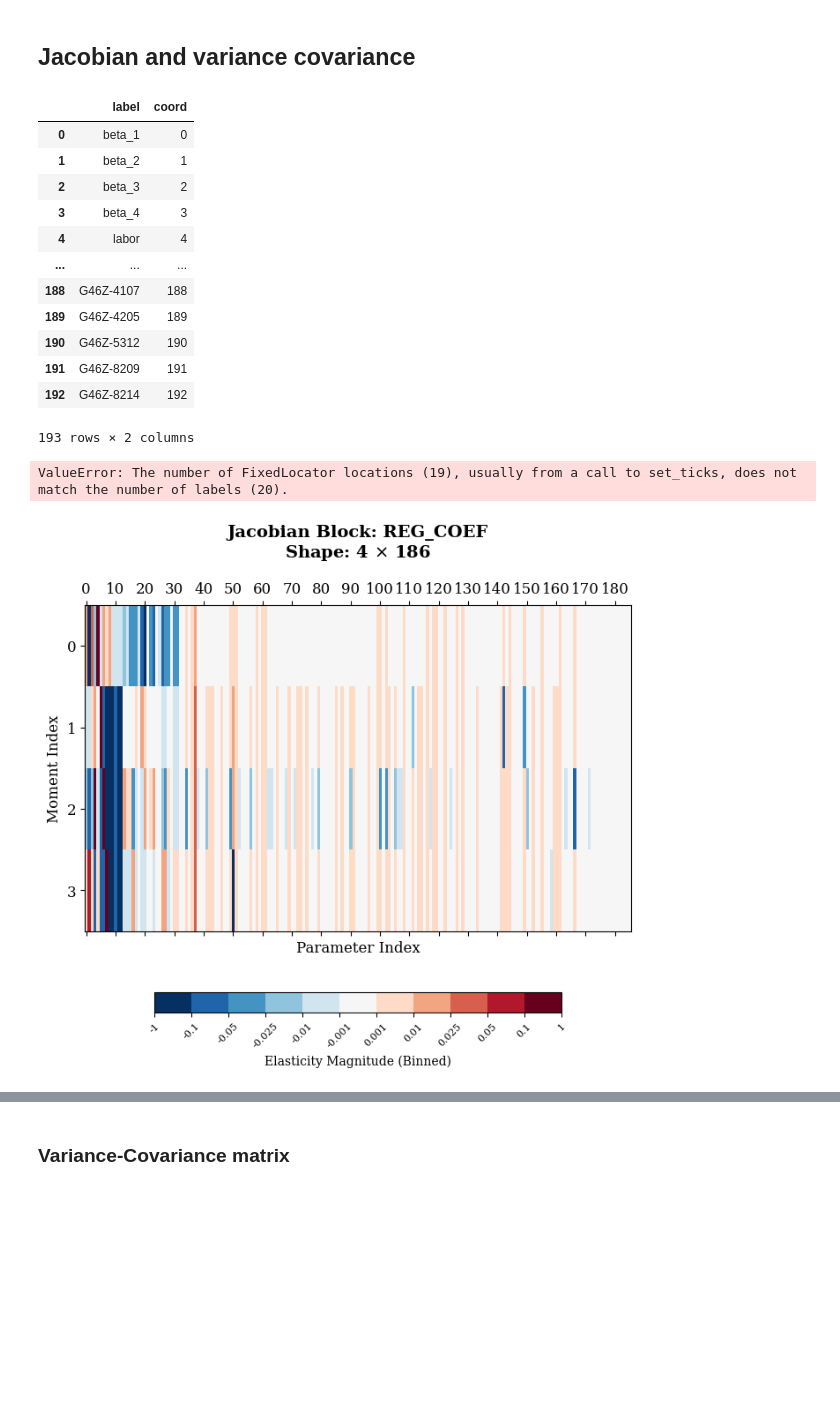
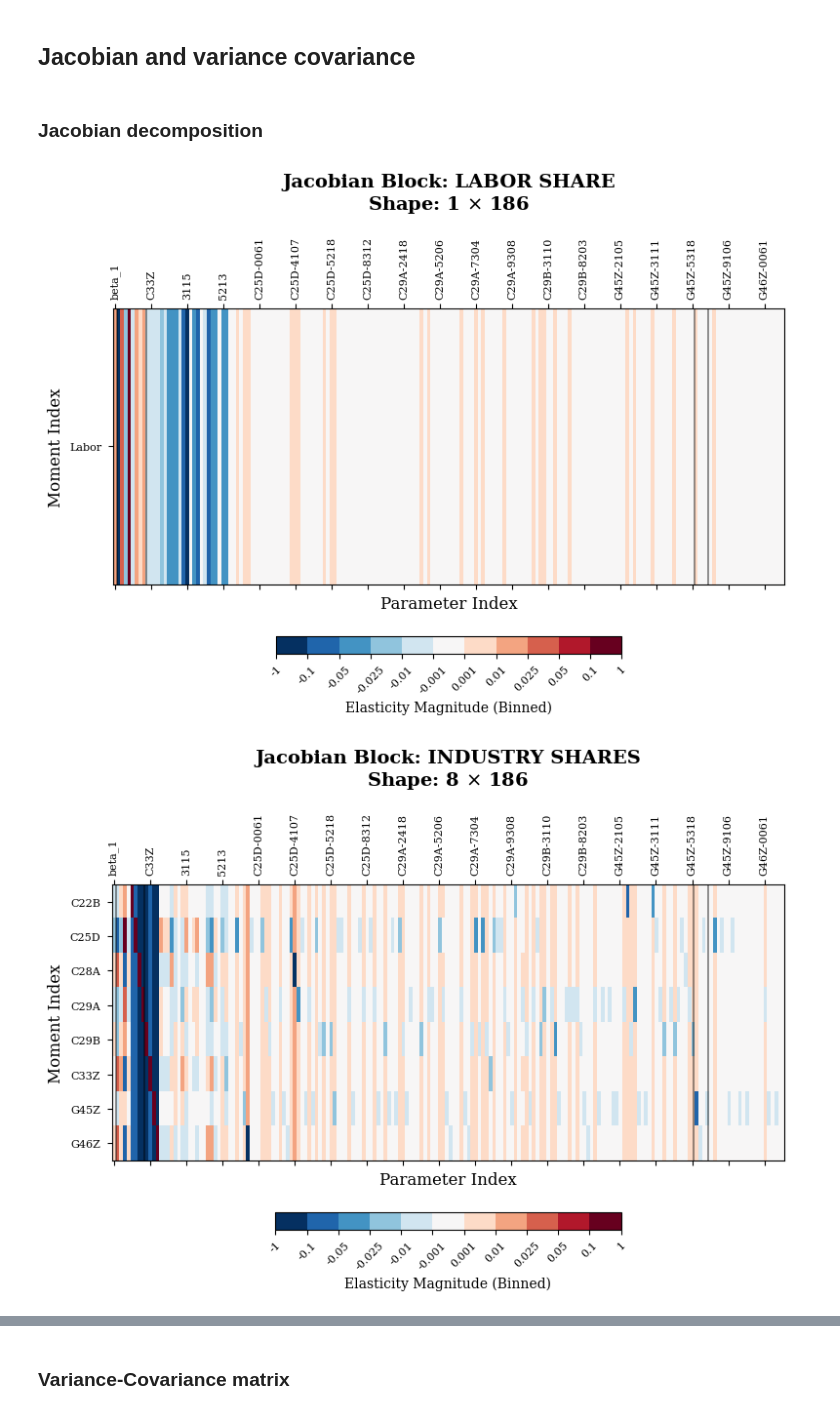
Before and after one commit to SwannChelly/SMM_Spatial_Comovement, a Jupyter notebook: analysis.ipynb, the cells around one changed output, grey strips where cells are left out. Drawn from its saved outputs; the diff is of its cells as text; code cells hidden in the pictures; blank space fills up the shorter version.

```diff
--- a/analysis.ipynb
+++ b/analysis.ipynb
@@ -1309,11 +1323,17 @@ rho_bar_d = Phi_d / (1 - HHI_d)
 HHI_d,Phi_d,rho_bar_d
 # %% [markdown]
 ## Jacobian and variance covariance
+# %% [markdown]
+### Jacobian decomposition
 # %%
 industry = "auto"
 data = load_industry_data(industry)
-globals().update(data)  # In a script
-J_e = np.load(f"../reporting_{industry}/step2/jacobian_all.npy")
+globals().update(data)
+
+
+# La Jacobienne est définie sur tous les paramètres sauf ceux de référence.
+# De même pour les moments.
+J = np.load(f"../reporting_{industry}/step2/jacobian_all.npy")
 J_e = np.load(f"../reporting_{industry}/step2/jacobian_all_elasticity.npy")
 
 
@@ -1356,33 +1376,18 @@ df = pd.DataFrame(["beta_1","beta_2","beta_3","beta_4"], columns = ['params'])
 
 y_ticks_map = {
     "labor":None,
-    "industry":[x for x in sector_names.values()][1:],
+    "industry":[x for x in sector_names.values()],
     "gamma_ls":df_gamma.params.to_list(),
     "reg_coef":["beta_1","beta_2","beta_3","beta_4"],
-    "pi_r":X_dr.query('downstream_region').ze2010.to_list()[1:],
+    "pi_r":X_dr.query('downstream_region').ze2010.to_list(),
 }
 
 df = pd.DataFrame(["beta_1","beta_2","beta_3","beta_4","labor"] + y_ticks_map["industry"][1:] + y_ticks_map["pi_r"][1:], columns = ['params'])
-df = pd.concat([df,df_gamma[['params']]])
+df = pd.concat([df,df_gamma.query('~reference')[['params']]])
 df = df.reset_index()
 df['coord'] = df['index'].rank().astype(int)-1
 df['label'] = df.params
 df = df[['label','coord']]
-df
-# %% [output]
-|  | label | coord |
-| 0 | beta_1 | 0 |
-| 1 | beta_2 | 1 |
-| 2 | beta_3 | 2 |
-| 3 | beta_4 | 3 |
-| 4 | labor | 4 |
-| ... | ... | ... |
-| 188 | G46Z-4107 | 188 |
-| 189 | G46Z-4205 | 189 |
-| 190 | G46Z-5312 | 190 |
-| 191 | G46Z-8209 | 191 |
-| 192 | G46Z-8214 | 192 |
-193 rows × 2 columns
 # %%
 import numpy as np
 import matplotlib.pyplot as plt
@@ -1391,15 +1396,15 @@ from matplotlib.colors import BoundaryNorm, ListedColormap
 
 y_ticks_map = {
 
-    "reg_coef":["beta_1","beta_2","beta_3","beta_4"],
-    "labor":['Labor'],
-    "industry":[x for x in sector_names.values()][1:],
-    "pi_r":X_dr.query('downstream_region').ze2010.to_list()[1:],
-    "gamma_ls":df_gamma.query('~reference').params.to_list()
+    "Extensive margin":["alpha_1","alpha_2","alpha_3","alpha_4"],
+    "Labor share":['Labor'],
+    "Industry shares":[x for x in sector_names.values()][1:],
+    "Downstream sales":X_dr.query('downstream_region').ze2010.to_list()[1:],
+    "Regional sourcing shares":df_gamma.query('~reference').params.to_list()
 }
 # --- 1. Prepare Data ---
-block_sizes = [n_reg,n_labor, n_industry, n_pi_r,n_gamma]
-block_names = ["reg_coef","labor", "industry", "pi_r", "gamma_ls"]
+block_sizes = [n_labor, n_industry,n_gamma,n_reg, n_pi_r]
+block_names = ["Labor share", "Industry shares", "Regional sourcing shares", "Extensive margin", "Downstream sales"]
 block_edges = np.cumsum([0] + block_sizes)
 split_indices = np.cumsum(block_sizes)[:-1]
 J_blocks_list = np.split(J_e, split_indices)
@@ -1459,7 +1464,7 @@ for i in range(len(block_names)):
 
     # 3. Apply ticks and labels
     ax.set_xticks(tick_positions)
-    ax.set_xticklabels(df.label[::10], rotation=90, fontsize=8)
+    ax.set_xticklabels(tick_labels, rotation=90, fontsize=8)
 
     # --- Y-AXIS TICK LOGIC ---
     labels = y_ticks_map.get(name)
@@ -1467,7 +1472,7 @@ for i in range(len(block_names)):
     if labels is not None:
         # Determine positions and labels based on the block type
         labels = np.array(labels)
-        if name == "gamma_ls":
+        if name == "Regional sourcing shares":
             # Sampling: 1 out of every 10
             tick_positions = np.arange(len(labels))[::10]
             tick_labels = labels[tick_positions]
@@ -1478,32 +1483,32 @@ for i in range(len(block_names)):
             tick_labels = labels
 
         # Apply the ticks
         ax.set_yticks(tick_positions)
 
         # Apply labels with alignment
         # We use rotation=0 for Y-axis labels for better readability
         ax.set_yticklabels(tick_labels, fontsize=8)
 
         # Ensure labels are aligned to the right of the axis
         ax.yaxis.set_tick_params(pad=5)
 
     else:
         # If labels is None (like for 'labor'), we can just hide the labels
         # or show numbers. Usually, hiding is cleaner for single-row blocks.
         ax.set_yticklabels([])
 
 
     # --- BLOCK SEPARATORS ---
     for edge in block_edges[1:-1]:
 
         ax.axvline(
             edge - 0.5,
             color='black',
             linewidth=1.2,
             alpha=0.5
         )
     plt.tight_layout()
     plt.show()
 # %% [output]
-ValueError: The number of FixedLocator locations (19), usually from a call to set_ticks, does not match the number of labels (20).
-[figure, old version]
+[figure, new version]
+[figure, added]
```
Also changed, not shown: parts of 14 cells of this notebook, 2 other files.
